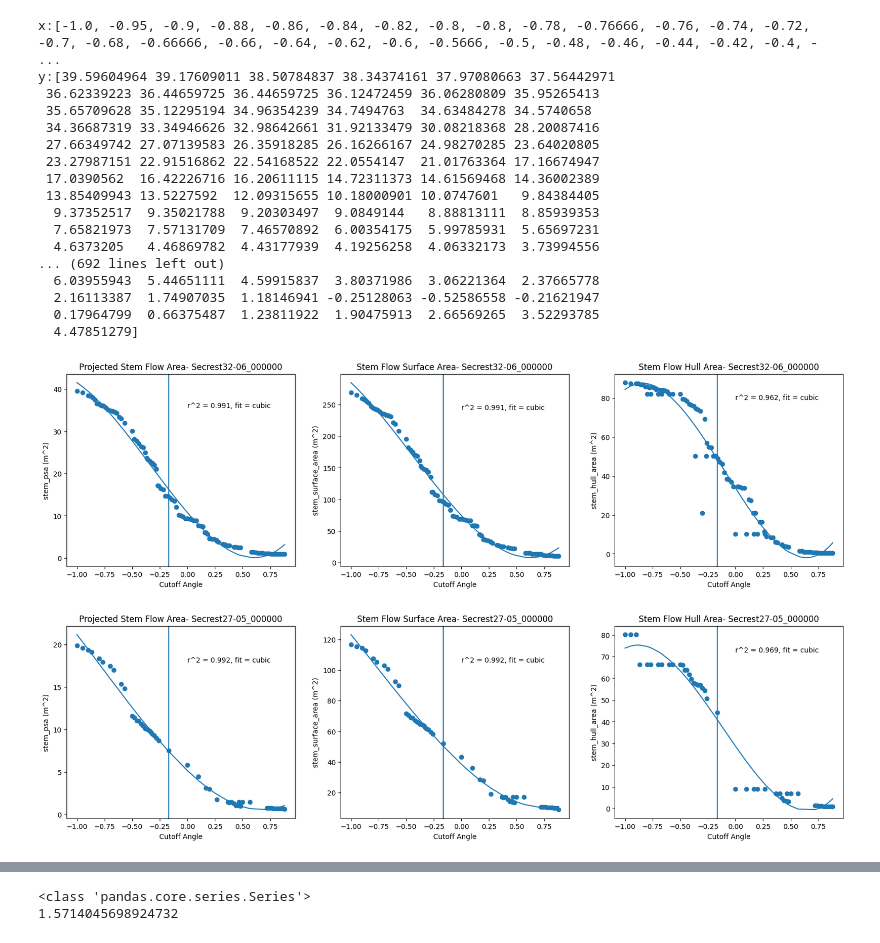
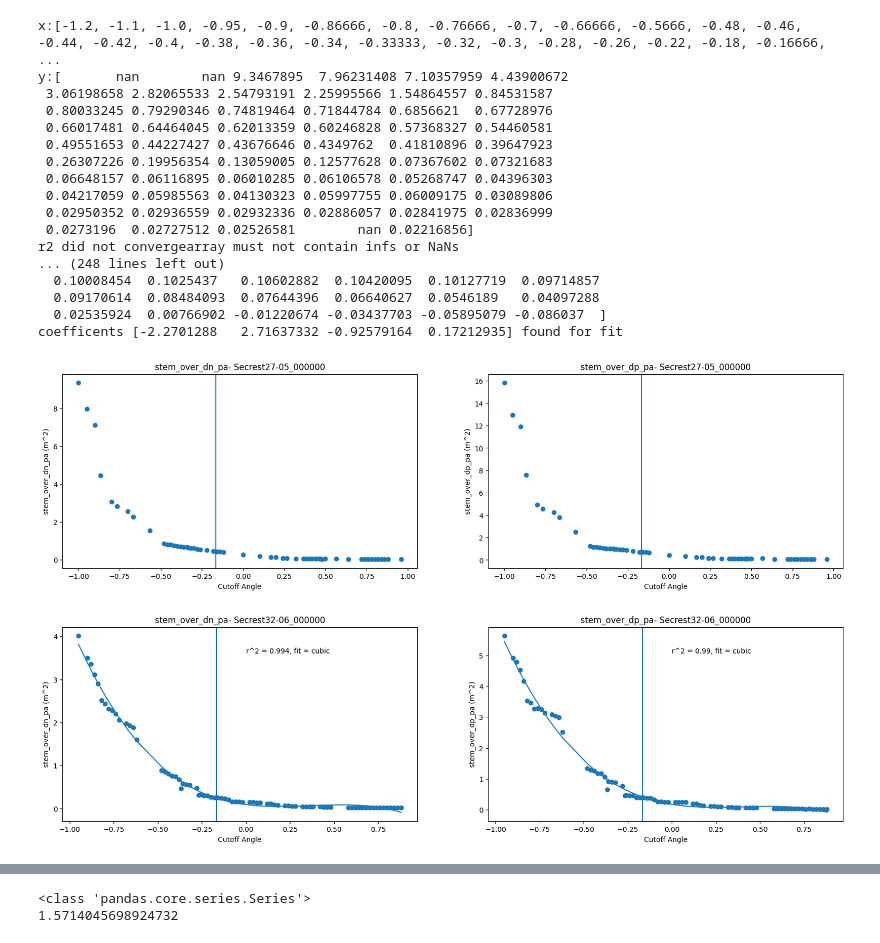
Before and after one commit to wischmcj/canopyHydrodynamics, a Jupyter notebook: scripts/sensitivity_analysis.ipynb, the cells around one changed output, grey strips where cells are left out. Saved outputs shown, nothing was run; the diff lists cells and outputs as text; code cells hidden in the pictures.

Commit message:
adding more cases

```diff
--- a/scripts/sensitivity_analysis.ipynb
+++ b/scripts/sensitivity_analysis.ipynb
@@ -638,29 +555,28 @@ import pandas as pd
 import matplotlib.pyplot as plt
 import numpy as np
 from sklearn.metrics import r2_score
-# Convert 'case_name' to numeric values and handle errors
-# Group the data by file name
+
 # fields = [('vol_over_ssa', 'vol_over_sps'), ('vol_over_sha', 'vol_over_ssa'), ('vol_over_ssa', 'vol_over_sha')] #, 'vol_over_dbh', 'vol_over_oza', 'vol_over_ota']
-
 # fields = [('stem_psa','total_psa'), ('stem_surface_area','tot_surface_area'), ('stem_hull_area','tot_hull_area'), ('num_drip_points','num_drip_points')]
 # fields =[('case_name','case_name')]
 fields = [('stem_psa','Projected Stem Flow Area'),('dp_95_prct',f'95%ile Drip Point Area'),('dp_avg_pa','Average Drip Point Area')]
-# print(new_file_names)
-# fields = ['stem_psa']
+
+
 def plot_correlation(df, field:tuple):
     new_file_names = set([file for file in df['file_name'] if '32-06' in file or '27-05' in file])
         # For each group (file name), plo a line graph of case name vs vol_over_sps
+    plotted = []
     for file_name in new_file_names:
         fig, ax = plt.subplots(1,len(fields), figsize=(20, 5))
         # Replace 'your_file_name' with the actual file name you want to filter by
         name_filtered_df = df.loc[df['file_name'] == file_name ]
         clean_filtered_df = name_filtered_df.loc[name_filtered_df['stem_psa'] < name_filtered_df['total_psa'] ]
-        upper_filtered_df = clean_filtered_df.loc[clean_filtered_df['case_name'] <=1.3]
-        filtered_df = upper_filtered_df.loc[upper_filtered_df['case_name'] >=-1.3]
-        filtered_df = upper_filtered_df.loc[upper_filtered_df['case_name'].isin(cases)]
-        # filtered_df = filtered_df.loc[filtered_df["case_name_as_num"]<1]
-        # filtered_df = filtered_df.loc[filtered_df["case_name_as_num"]>-1]
+        upper_filtered_df = clean_filtered_df.loc[clean_filtered_df['case_name'] <=1.5]
+        below_filtered_df =  upper_filtered_df.loc[upper_filtered_df['case_name'] >=-1.5]
+        filtered_df = below_filtered_df.loc[below_filtered_df['case_name'].isin(cases)]
+        # filtered_df = below_filtered_df
         for idx, field_tup in enumerate(fields):
+            print(f'fields {field_tup}, file_name {file_name}')
             field, title_field = field_tup
             plot = ax[idx]
 
@@ -670,10 +586,10 @@ def plot_correlation(df, field:tuple):
             # plot.set_xlim([-1,1])
             x = [float(val) for val in filtered_df["case_name"].values]
             y = filtered_df[field].values
-            print(f'x:{x}')
-            print(f'y:{y}')
+            # print(f'x:{x}')
+            # print(f'y:{y}')
             plot.scatter(x, y)
-
+            plotted.append((file_name, x))
             plot.axvline(0.-0.16666)
             try:
                 x_flitered, y_predicted, rsq, fit_type, coeff = find_fit_func(
@@ -718,8 +634,9 @@ def plot_correlation(df, field:tuple):
             # )
             # ax[1].plot(x, y_predicted)
 
-        # plt.show()
+    plt.show()
+    print(plotted)
 
 # plot_correlation(all_tree_stats,fields)
-plot_correlation(w_flow_stats,fields)
+coeffs = plot_correlation(w_flow_stats,fields)
 # %% [output]
@@ -773,30 +673,31 @@ x [-1.      -0.95    -0.9     -0.86666 -0.8     -0.76666 -0.7     -0.66666
 # %%
 # fields = [('stem_psa','total_psa'),
 #           ('drip_avg_pa','stem_avg_pa'),
 #           ('drip_avg_sa','stem_avg_sa')]
-
-fields = [('stem_psa','Projected Stem Flow Area'),('stem_surface_area','Stem Flow Surface Area'),('stem_hull_area','Stem Flow Hull Area')]
+fields = [('stem_over_dn_pa','stem_over_dn_pa'),
+              ('stem_over_dp_pa','stem_over_dp_pa')]
+# fields = [('stem_psa','Projected Stem Flow Area'),('stem_surface_area','Stem Flow Surface Area'),('stem_hull_area','Stem Flow Hull Area')]
 plot_correlation(w_flow_stats,fields)
 # %% [output]
-x:[-1.0, -0.95, -0.9, -0.88, -0.86, -0.84, -0.82, -0.8, -0.8, -0.78, -0.76666, -0.76, -0.74, -0.72, -0.7, -0.68, -0.66666, -0.66, -0.64, -0.62, -0.6, -0.5666, -0.5, -0.48, -0.46, -0.44, -0.42, -0.4, - ...
-y:[39.59604964 39.17609011 38.50784837 38.34374161 37.97080663 37.56442971
- 36.62339223 36.44659725 36.44659725 36.12472459 36.06280809 35.95265413
- 35.65709628 35.12295194 34.96354239 34.7494763  34.63484278 34.5740658
- 34.36687319 33.34946626 32.98642661 31.92133479 30.08218368 28.20087416
- 27.66349742 27.07139583 26.35918285 26.16266167 24.98270285 23.64020805
- 23.27987151 22.91516862 22.54168522 22.0554147  21.01763364 17.16674947
- 17.0390562  16.42226716 16.20611115 14.72311373 14.61569468 14.36002389
- 13.85409943 13.5227592  12.09315655 10.18000901 10.0747601   9.84384405
-  9.37352517  9.35021788  9.20303497  9.0849144   8.88813111  8.85939353
-  7.65821973  7.57131709  7.46570892  6.00354175  5.99785931  5.65697231
-  4.6373205   4.46869782  4.43177939  4.19256258  4.06332173  3.73994556
-... (692 lines left out)
-  6.03955943  5.44651111  4.59915837  3.80371986  3.06221364  2.37665778
-  2.16113387  1.74907035  1.18146941 -0.25128063 -0.52586558 -0.21621947
-  0.17964799  0.66375487  1.23811922  1.90475913  2.66569265  3.52293785
-  4.47851279]
+x:[-1.2, -1.1, -1.0, -0.95, -0.9, -0.86666, -0.8, -0.76666, -0.7, -0.66666, -0.5666, -0.48, -0.46, -0.44, -0.42, -0.4, -0.38, -0.36, -0.34, -0.33333, -0.32, -0.3, -0.28, -0.26, -0.22, -0.18, -0.16666, ...
+y:[       nan        nan 9.3467895  7.96231408 7.10357959 4.43900672
+ 3.06198658 2.82065533 2.54793191 2.25995566 1.54864557 0.84531587
+ 0.80033245 0.79290346 0.74819464 0.71844784 0.6856621  0.67728976
+ 0.66017481 0.64464045 0.62013359 0.60246828 0.57368327 0.54460581
+ 0.49551653 0.44227427 0.43676646 0.4349762  0.41810896 0.39647923
+ 0.26307226 0.19956354 0.13059005 0.12577628 0.07367602 0.07321683
+ 0.06648157 0.06116895 0.06010285 0.06106578 0.05268747 0.04396303
+ 0.04217059 0.05985563 0.04130323 0.05997755 0.06009175 0.03089806
+ 0.02950352 0.02936559 0.02932336 0.02886057 0.02841975 0.02836999
+ 0.0273196  0.02727512 0.02526581        nan 0.02216856]
+r2 did not convergearray must not contain infs or NaNs
+... (248 lines left out)
+  0.10008454  0.1025437   0.10602882  0.10420095  0.10127719  0.09714857
+  0.09170614  0.08484093  0.07644396  0.06640627  0.0546189   0.04097288
+  0.02535924  0.00766902 -0.01220674 -0.03437703 -0.05895079 -0.086037  ]
+coefficents [-2.2701288   2.71637332 -0.92579164  0.17212935] found for fit
-[figure, old version]
+[figure, new version]
-[figure, old version]
+[figure, new version]
 # %%
 # Drip point stats
 drip_stats[0].keys()
```
Also changed, not shown: parts of 15 cells of this notebook, 1 other file.
